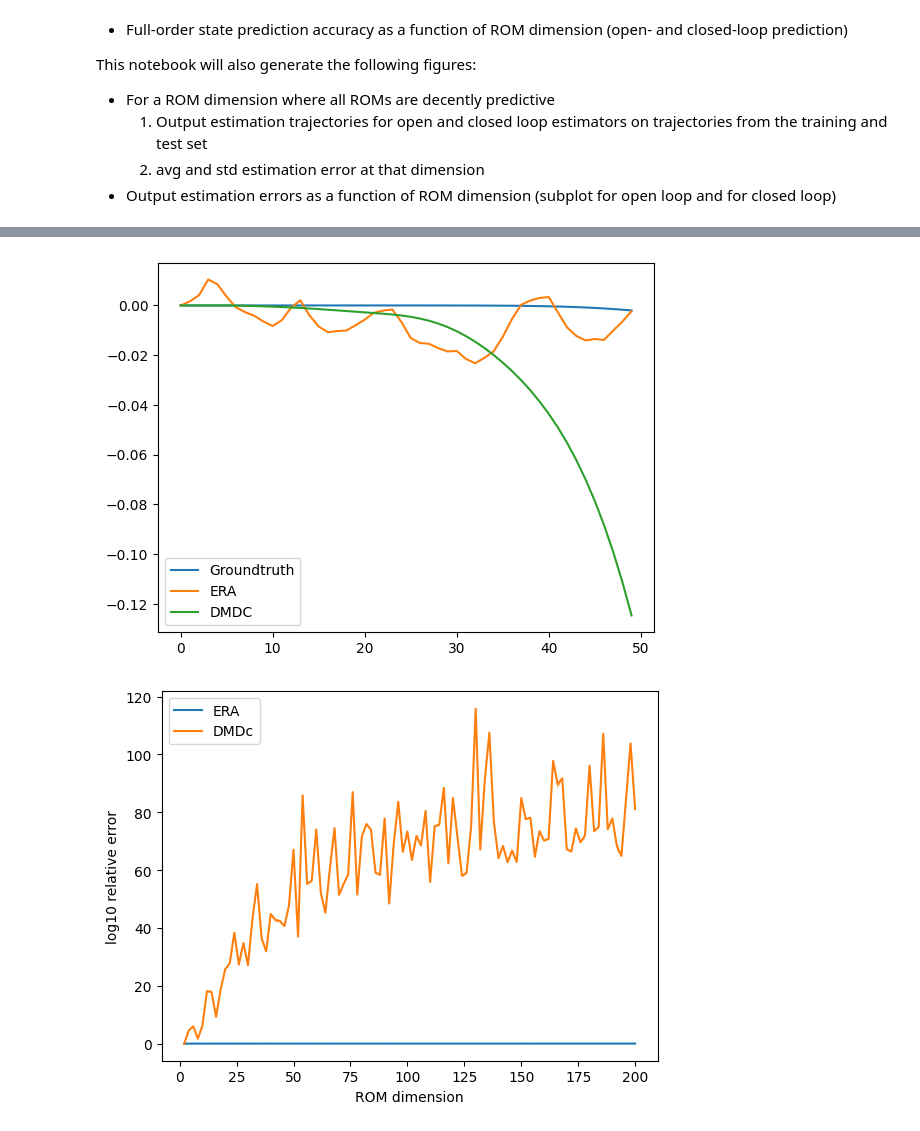
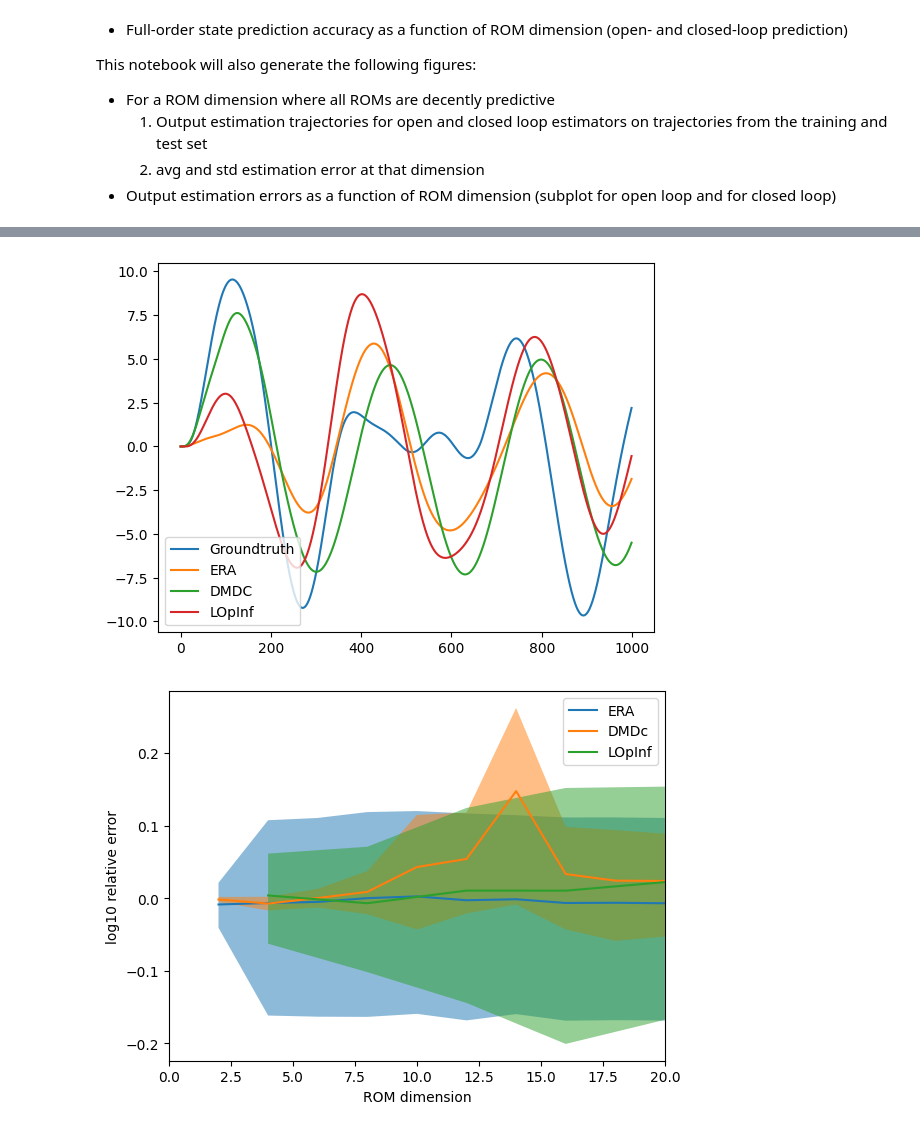
Before and after one commit to iman-adibnazari/anguilliformOptimalControl, a Jupyter notebook: src/notebooks/experiments/outputEstimationExperiments.ipynb, the cells around one changed output, grey strips where cells are left out. Cells and saved outputs as stored; diff of their text form; code cells hidden in the pictures.

```diff
--- a/src/notebooks/experiments/outputEstimationExperiments.ipynb
+++ b/src/notebooks/experiments/outputEstimationExperiments.ipynb
@@ -50,7 +56,7 @@ ns_ROM = np.arange(2,202,2) # Dimensions of ROM state space
 # %%
 ####### Set up filepaths #######
 # Setup filepaths for reading data
-filepath = config["currentDirectory"] + "data/archivedDataSets/FullAssembly_Constrained_FullSetForRAL_goodMatParams/"
-romDir = config["currentDirectory"] + "data/archivedDataSets/FullAssembly_Constrained_FullSetForRAL_goodMatParams/ROMs/"
+filepath = config["currentDirectory"] + "data/archivedDataSets/ContiguousAssembly/"
+romDir = config["currentDirectory"] + "data/archivedDataSets/ContiguousAssembly/ROMs/"
 # %%
 ####### Load in data #######
@@ -72,6 +78,8 @@ m = Y_fom.shape[0]
 # %%
 # Initialize arrays for storing relative estimation errors
 num_ROMs = len(ns_ROM)
+num_ROMs_lopinf = len(ns_ROM_lopinf)
 rel_errors_era_ol = np.zeros((num_ROMs, n_test))
 rel_errors_dmdc_ol = np.zeros((num_ROMs, n_test))
+rel_errors_lopinf_ol = np.zeros((num_ROMs_lopinf, n_test))
 # %%
@@ -138,0 +140,30 @@ Running open loop simulation for ROM dimension: 200
+# %%
+# iterate over all ROM dimensions for LOpInf
+for i_romDim in range(len(ns_ROM_lopinf)):
+    print("Running open loop simulation for ROM dimension: " + str(ns_ROM_lopinf[i_romDim]))
+    # Load in ROM models
+    lopinf_file = romDir + "lopinfSystemMatrices_" + str(ns_ROM_lopinf[i_romDim])+"dim_" +"1train" +".npz"
+    lopinfData = np.load(lopinf_file)
+    A_lopinf = lopinfData["A_lopinf"]
+    B_lopinf = lopinfData["B_lopinf"]
+    C_lopinf = lopinfData["C_lopinf"]
+    D_lopinf = lopinfData["D_lopinf"]
+    x0_lopinf = lopinfData["x0"]
+    y0_lopinf = lopinfData["y0"]
+    # Initialize array for holding output estimates over time
+    Y_lopinf_ol = np.zeros((m, n_timesteps, n_test))
+    # Initialize arrays for holding state estimates
+    X_lopinf_ol = np.zeros((ns_ROM_lopinf[i_romDim], n_timesteps, n_test))
+    # Iterate over all trials, running open loop simulations
+    for k in range(n_test):
+        Y_lopinf_ol[:,0,k] = C_lopinf @ X_lopinf_ol[:,0,k] + D_lopinf @ U_fom[:,0,test_trials[k]] # grab input data from kth test trial
+        # Iterate over timesteps
+        for i in range(n_timesteps-1):
+            # Compute open loop state estimate
+            X_lopinf_ol[:,i+1,k] = A_lopinf @ X_lopinf_ol[:,i,k] + B_lopinf @ U_fom[:,i,test_trials[k]] # grab input data from kth test trial
+            # Compute open loop output estimate
+            Y_lopinf_ol[:,i+1,k] = C_lopinf @ X_lopinf_ol[:,i+1,k] + D_lopinf @ U_fom[:,i+1,test_trials[k]]
+    # print("Computing relative errors...")
+    for i in range(n_test):
+        # print("Test trial: " + str(i))
+        rel_errors_lopinf_ol[i_romDim,i] = np.linalg.norm(Y_fom[:,:,test_trials[i]]-Y_lopinf_ol[:,:,i])/np.linalg.norm(Y_fom[:,:,test_trials[i]])
@@ -142,3 +179,5 @@ avg_rel_errors_era_ol = np.mean(rel_errors_era_ol, axis=1)
 std_rel_errors_era_ol = np.std(rel_errors_era_ol, axis=1)
 avg_rel_errors_dmdc_ol = np.mean(rel_errors_dmdc_ol, axis=1)
 std_rel_errors_dmdc_ol = np.std(rel_errors_dmdc_ol, axis=1)
+avg_rel_errors_lopinf_ol = np.mean(rel_errors_lopinf_ol, axis=1)
+std_rel_errors_lopinf_ol = np.std(rel_errors_lopinf_ol, axis=1)
@@ -168,29 +184,35 @@ array([0.98196522, 1.05179411, 1.04373842, 1.0473041 , 1.04790736,
 # %%
 # Plot first output for each method on the first trial
-steps = 50
-episode = 0
-output = 1
+steps = 1000
+episode = 4
+output = 39
 plt.figure()
-plt.plot(Y_fom[output,:steps,episode], label="Groundtruth")
+plt.plot(Y_fom[output,:steps,test_trials[episode]], label="Groundtruth")
 plt.plot(Y_era_ol[output,:steps,episode], label="ERA")
 plt.plot(Y_dmdc_ol[output,:steps,episode], label="DMDC")
+plt.plot(Y_lopinf_ol[output,:steps,episode], label="LOpInf")
 plt.legend()
 plt.show()
 # %% [output]
-[figure, old version]
+[figure, new version]
 # %%
 # Plot log of relative erros for each method over ROM dimension with grey regions indicating standard deviation
 plt.figure()
 plt.plot(ns_ROM, np.log10(avg_rel_errors_era_ol), label="ERA")
 plt.fill_between(ns_ROM, np.log10(avg_rel_errors_era_ol-std_rel_errors_era_ol), np.log10(avg_rel_errors_era_ol+std_rel_errors_era_ol), alpha=0.5)
 plt.plot(ns_ROM, np.log10(avg_rel_errors_dmdc_ol), label="DMDc")
 plt.fill_between(ns_ROM, np.log10(avg_rel_errors_dmdc_ol-std_rel_errors_dmdc_ol), np.log10(avg_rel_errors_dmdc_ol+std_rel_errors_dmdc_ol), alpha=0.5)
+plt.plot(ns_ROM_lopinf, np.log10(avg_rel_errors_lopinf_ol), label="LOpInf")
+plt.fill_between(ns_ROM_lopinf, np.log10(avg_rel_errors_lopinf_ol-std_rel_errors_lopinf_ol), np.log10(avg_rel_errors_lopinf_ol+std_rel_errors_lopinf_ol), alpha=0.5)
+# Show only the first 50 dimensions
+plt.xlim(0,20)
+# Refit y-axis
 plt.xlabel("ROM dimension")
 plt.ylabel("log10 relative error")
 plt.legend()
 plt.show()
 # %% [output]
-[figure, old version]
+[figure, new version]
 # %%
 # Plot relative erros for each method over ROM dimension with grey regions indicating standard deviation
 plt.figure()
```
Also changed, not shown: parts of 7 cells of this notebook, 3 other files.
